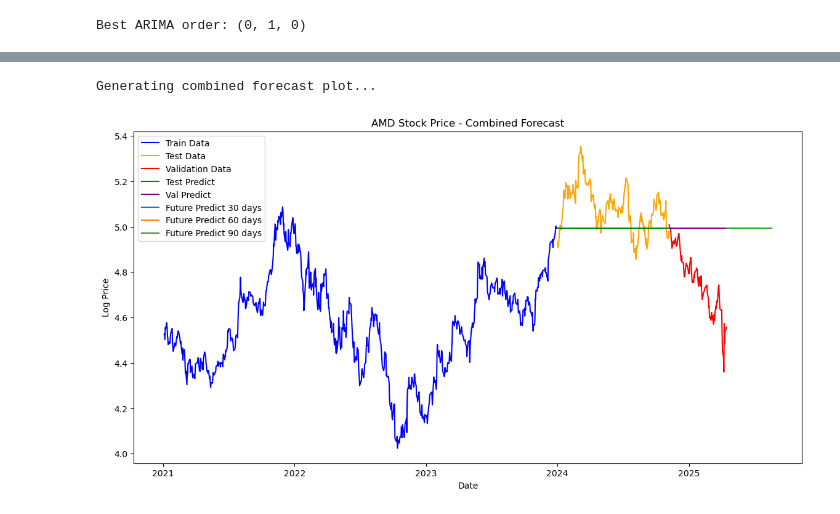
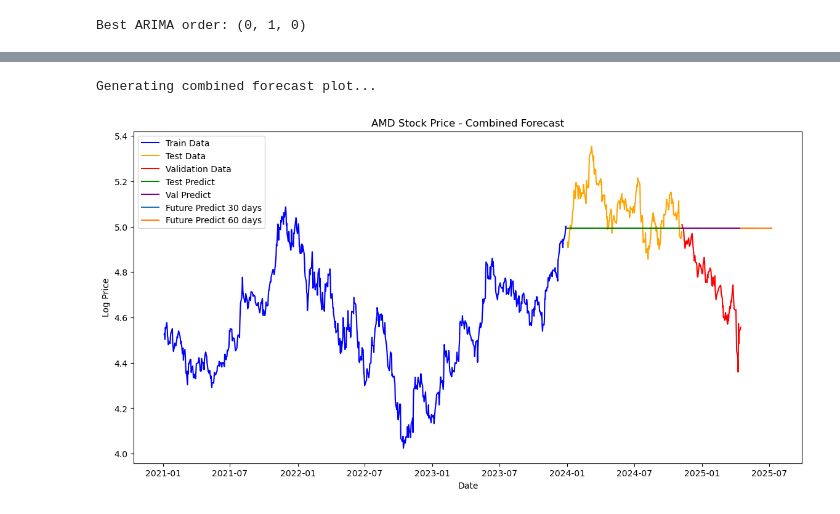
Before and after one commit to tuananhnguyen2004/IS403.P23_Nhom3, a Jupyter notebook: Model/ARIMA/ARIMA_AMD.ipynb, the cells around one changed output, grey strips where cells are left out. Saved outputs shown, nothing was run; the diff lists cells and outputs as text; code cells hidden in the pictures.

```diff
--- a/Model/ARIMA/ARIMA_AMD.ipynb
+++ b/Model/ARIMA/ARIMA_AMD.ipynb
@@ -247,5 +247,13 @@ Total fit time: 1.144 seconds
 print(f"Best ARIMA order: {auto_arima_model.order}")
 # %% [output]
 Best ARIMA order: (0, 1, 0)
+# %%
+amd_test = amd_test.dropna()
+amd_validation = amd_validation.dropna()
+amd_train = amd_train.dropna()
+# %%
+# Replace zero values in test and validation data
+amd_test = amd_test.replace(0, 1e-10)
+amd_validation = amd_validation.replace(0, 1e-10)
 # %%
 def fit_arima_and_forecast(train, test, validation, order):
@@ -323,32 +345,32 @@ def plot_combined_forecast(model_fit, train, test, validation, steps_list, title
     test_forecast = model_fit.forecast(steps=len(test))
     validation_forecast = model_fit.forecast(steps=len(validation))
     plt.plot(test.index, test_forecast, label='Test Predict', color='green')
     plt.plot(validation.index, validation_forecast, label='Val Predict', color='purple')
 
     # Generate and plot future forecasts for each step in steps_list
     last_date = validation.index[-1]
     for steps in steps_list:
         future_forecast = model_fit.forecast(steps=steps)
         future_dates = pd.date_range(start=last_date, periods=steps + 1, freq='B')[1:]  # Business days
         plt.plot(future_dates, future_forecast, label=f'Future Predict {steps} days')
 
     # Add labels, title, and legend
     plt.title(f'{title} - Combined Forecast')
     plt.xlabel('Date')
     plt.ylabel('Log Price')
     plt.legend()
     plt.show()
 
 # Call the function to generate the combined plot
 print("Generating combined forecast plot...")
 plot_combined_forecast(
     model_fit=amd_model,
     train=amd_train,
     test=amd_test,
     validation=amd_validation,
-    steps_list=[30, 60, 90],
+    steps_list=[30, 60],
     title='AMD Stock Price'
 )
 # %% [output]
 Generating combined forecast plot...
-[figure, old version]
+[figure, new version]
```
Also changed, not shown: parts of 3 cells of this notebook, 1 other file.
